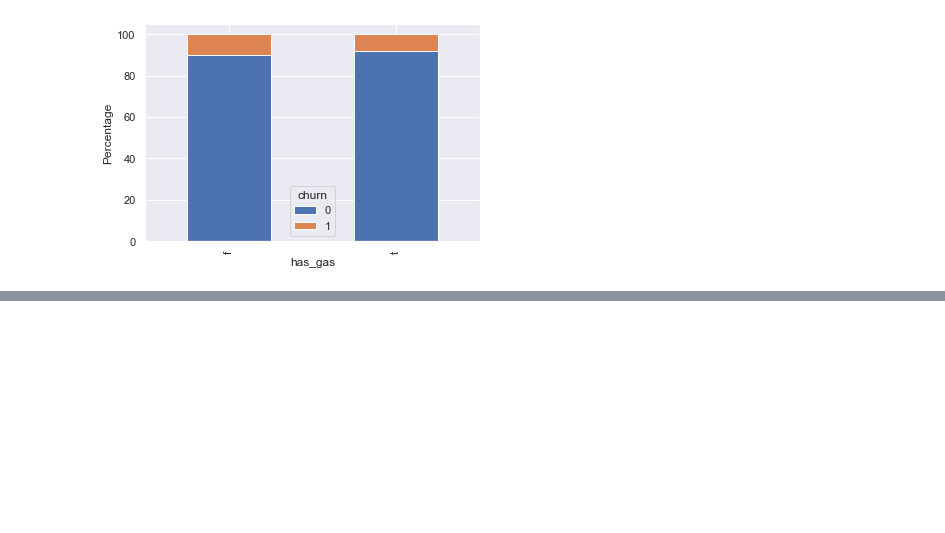
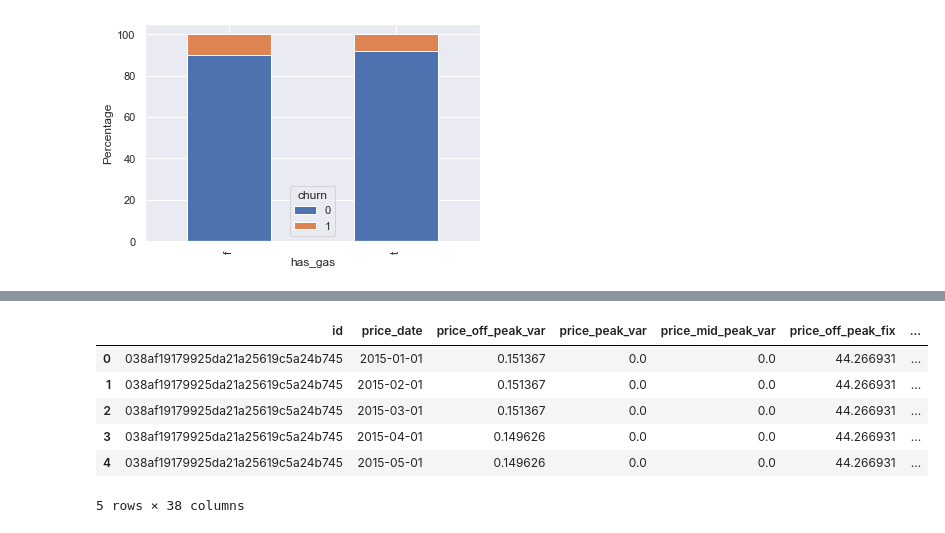
Before and after one commit to DOMINION-JOHN1/customer-churn-prediction, a Jupyter notebook: customer_churn_prediction_model.ipynb, the cells around one changed output, grey strips where cells are left out. Drawn from its saved outputs; the diff is of its cells as text; code cells hidden in the pictures; blank space fills up the shorter version.

```diff
--- a/customer_churn_prediction_model.ipynb
+++ b/customer_churn_prediction_model.ipynb
@@ -267,0 +367,3 @@ plt.show()
+# %%
+data['has_gas'] = data['has_gas'].replace(['t', 'f'], [1, 0])
+data.groupby(['has_gas']).agg({'churn': 'mean'})
@@ -267,0 +375,6 @@ plt.show()
+# %%
+# Transform into categorical type
+data['channel_sales'] = data['channel_sales'].astype('category')
+
+# Let's see how many categories are within this column
+data['channel_sales'].value_counts()
@@ -267,0 +391,12 @@ plt.show()
+# %%
+data = pd.get_dummies(data, columns=['channel_sales'], prefix='channel')
+data = data.drop(columns=['channel_sddiedcslfslkckwlfkdpoeeailfpeds', 'channel_epumfxlbckeskwekxbiuasklxalciiuu', 'channel_fixdbufsefwooaasfcxdxadsiekoceaa'])
+data.head()
+# %% [output]
+|  | id | price_date | price_off_peak_var | price_peak_var | price_mid_peak_var | price_off_peak_fix | ... |
+| 0 | 038af19179925da21a25619c5a24b745 | 2015-01-01 | 0.151367 | 0.0 | 0.0 | 44.266931 | ... |
+| 1 | 038af19179925da21a25619c5a24b745 | 2015-02-01 | 0.151367 | 0.0 | 0.0 | 44.266931 | ... |
+| 2 | 038af19179925da21a25619c5a24b745 | 2015-03-01 | 0.151367 | 0.0 | 0.0 | 44.266931 | ... |
+| 3 | 038af19179925da21a25619c5a24b745 | 2015-04-01 | 0.149626 | 0.0 | 0.0 | 44.266931 | ... |
+| 4 | 038af19179925da21a25619c5a24b745 | 2015-05-01 | 0.149626 | 0.0 | 0.0 | 44.266931 | ... |
+5 rows × 38 columns
```
Also changed, not shown: parts of 15 cells of this notebook.
